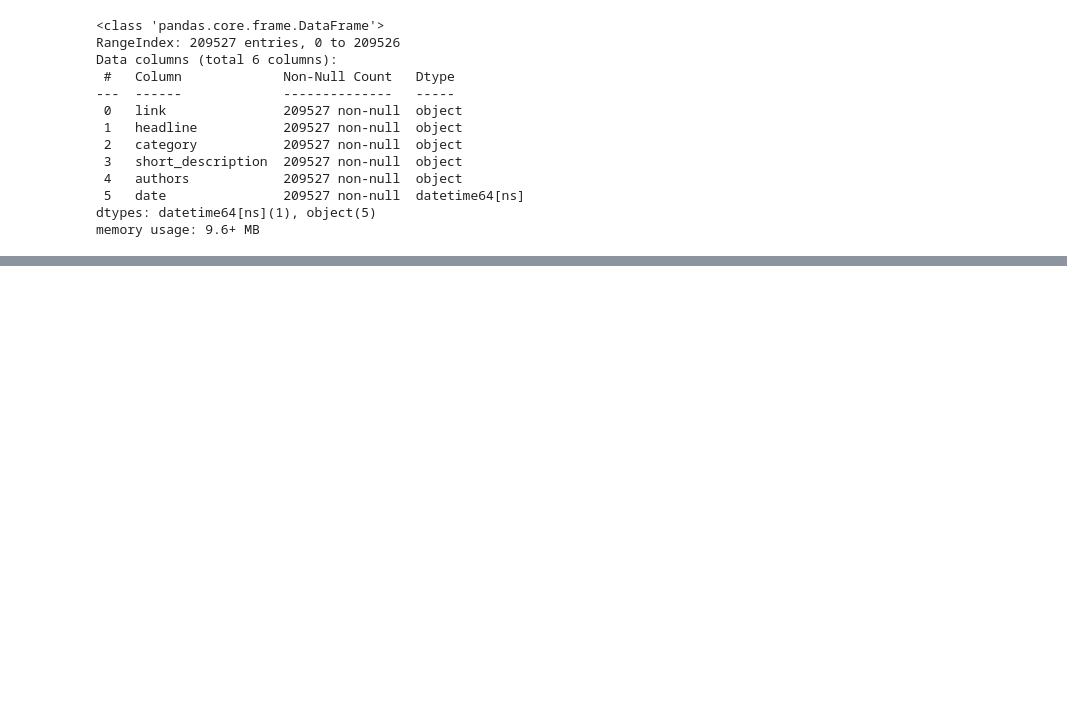
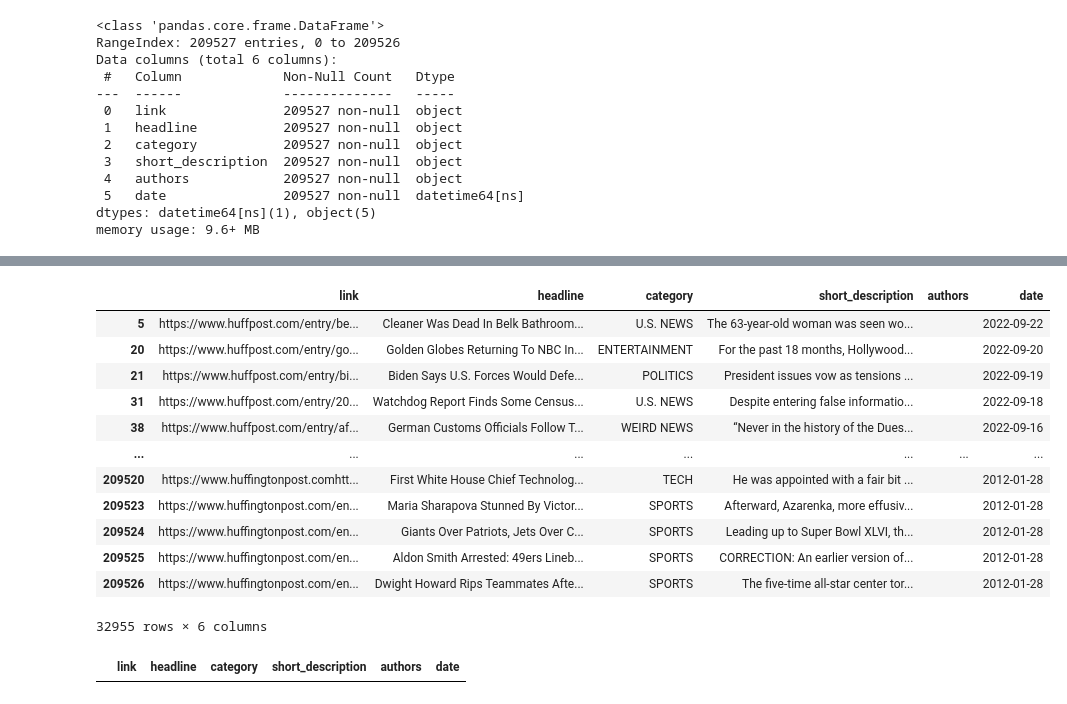
Before and after one commit to kevin-r-murphy/ba820, a Jupyter notebook: BA820.ipynb, the cells around one changed output, grey strips where cells are left out. Saved outputs shown, nothing was run; the diff lists cells and outputs as text; code cells hidden in the pictures; blank space fills up the shorter version.

```diff
--- a/BA820.ipynb
+++ b/BA820.ipynb
@@ -37,0 +74,18 @@ memory usage: 9.6+ MB
+# %%
+df=df[df['short_description']!='']
+# %%
+df[df['authors']=='']
+# %% [output]
+|  | link | headline | category | short_description | authors | date |
+| 5 | https://www.huffpost.com/entry/be... | Cleaner Was Dead In Belk Bathroom... | U.S. NEWS | The 63-year-old woman was seen wo... |  | 2022-09-22 |
+| 20 | https://www.huffpost.com/entry/go... | Golden Globes Returning To NBC In... | ENTERTAINMENT | For the past 18 months, Hollywood... |  | 2022-09-20 |
+| 21 | https://www.huffpost.com/entry/bi... | Biden Says U.S. Forces Would Defe... | POLITICS | President issues vow as tensions ... |  | 2022-09-19 |
+| 31 | https://www.huffpost.com/entry/20... | Watchdog Report Finds Some Census... | U.S. NEWS | Despite entering false informatio... |  | 2022-09-18 |
+| 38 | https://www.huffpost.com/entry/af... | German Customs Officials Follow T... | WEIRD NEWS | “Never in the history of the Dues... |  | 2022-09-16 |
+| ... | ... | ... | ... | ... | ... | ... |
+| 209520 | https://www.huffingtonpost.comhtt... | First White House Chief Technolog... | TECH | He was appointed with a fair bit ... |  | 2012-01-28 |
+| 209523 | https://www.huffingtonpost.com/en... | Maria Sharapova Stunned By Victor... | SPORTS | Afterward, Azarenka, more effusiv... |  | 2012-01-28 |
+| 209524 | https://www.huffingtonpost.com/en... | Giants Over Patriots, Jets Over C... | SPORTS | Leading up to Super Bowl XLVI, th... |  | 2012-01-28 |
+| 209525 | https://www.huffingtonpost.com/en... | Aldon Smith Arrested: 49ers Lineb... | SPORTS | CORRECTION: An earlier version of... |  | 2012-01-28 |
+| 209526 | https://www.huffingtonpost.com/en... | Dwight Howard Rips Teammates Afte... | SPORTS | The five-time all-star center tor... |  | 2012-01-28 |
+32955 rows × 6 columns
@@ -38 +94,5 @@ memory usage: 9.6+ MB
+# %%
+df[df['date']=='']
+# %% [output]
+|  | link | headline | category | short_description | authors | date |
 # %%
```
Also changed, not shown: parts of 7 cells of this notebook.
